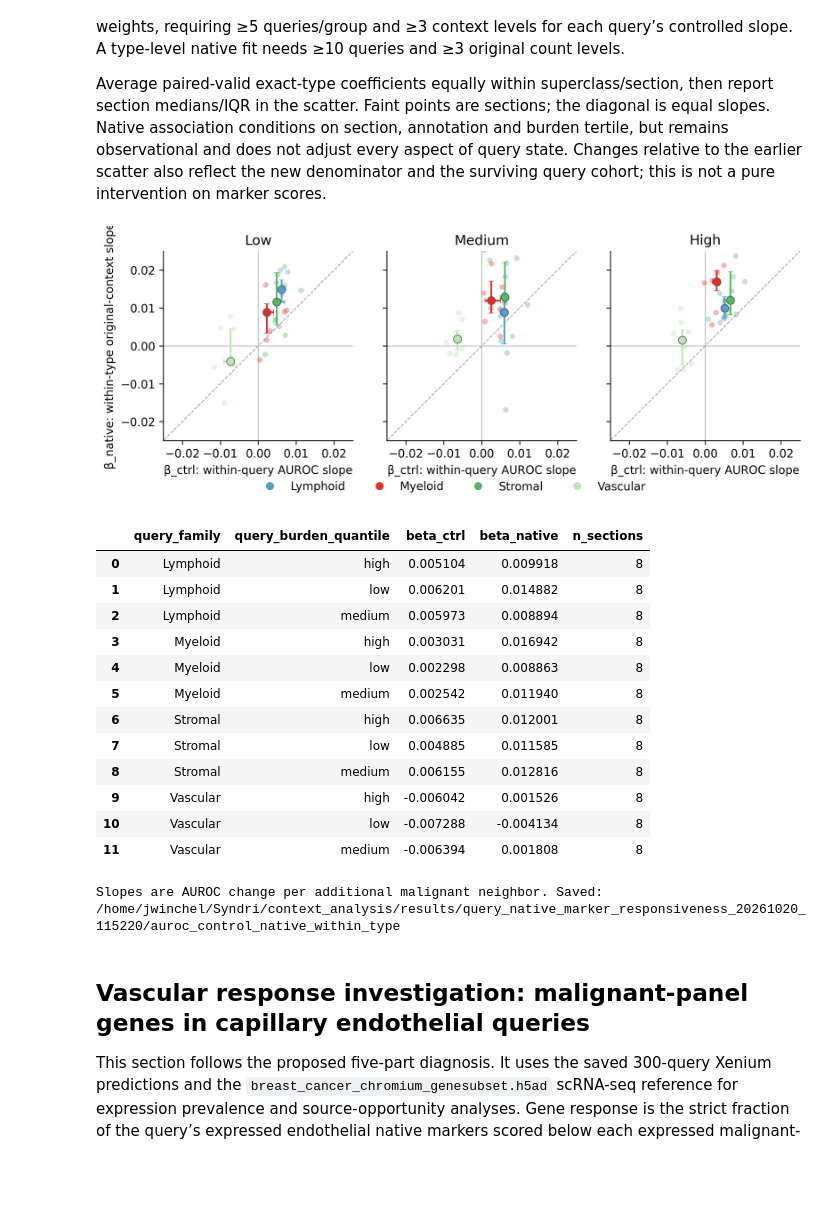
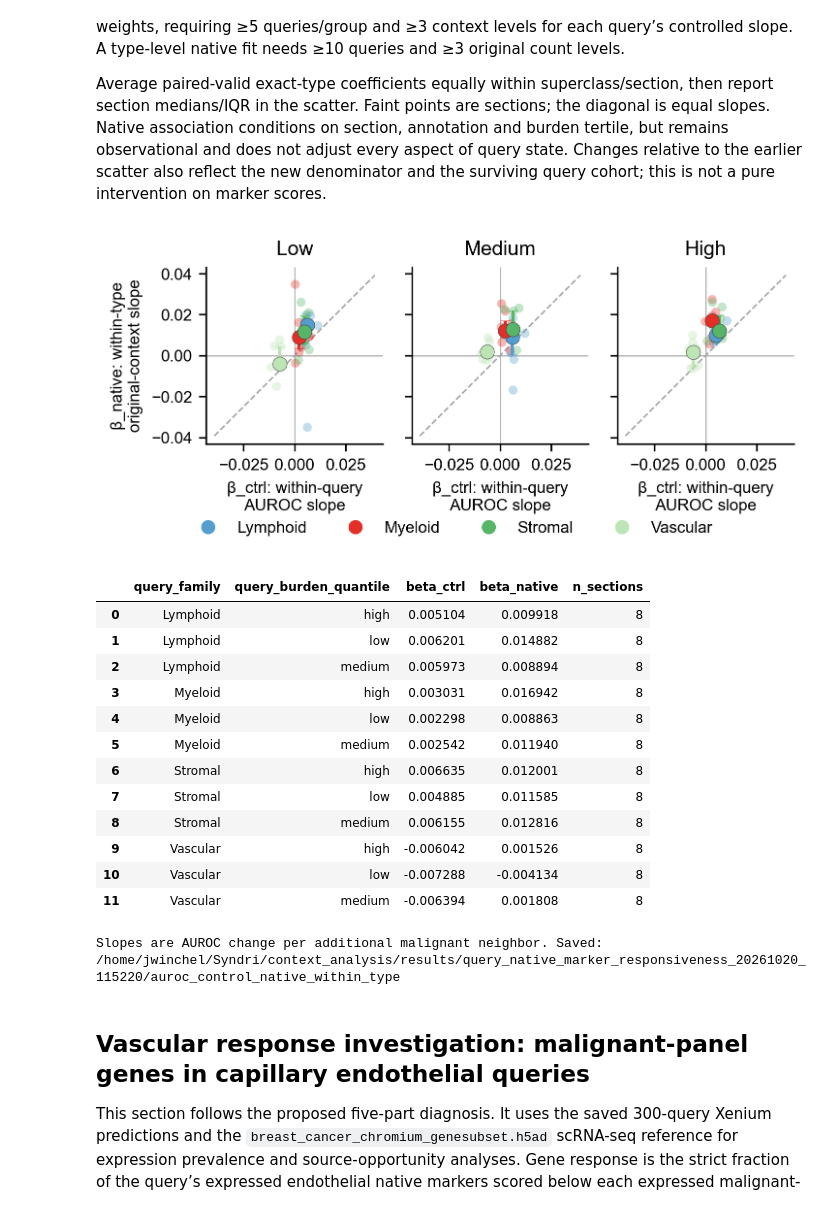
Before and after one commit to gkrieg/Syndri, a Jupyter notebook: context_analysis/ResponsivenessQueryNativeMarkers.ipynb, the cells around one changed output. Cells and saved outputs as stored; diff of their text form; code cells hidden in the pictures; blank space fills up the shorter version.

```diff
--- a/context_analysis/ResponsivenessQueryNativeMarkers.ipynb
+++ b/context_analysis/ResponsivenessQueryNativeMarkers.ipynb
@@ -362,7 +373,7 @@ assert combined_section_curves.n_original_context_strata.between(1, 3).all()
 combined_stratum_curves.to_csv(combined_auroc_out / "combined_family_auroc_stratum_support.csv", index=False)
 combined_section_curves.to_csv(combined_auroc_out / "combined_family_auroc_section_curves.csv", index=False)
 combined_auroc_curves.to_csv(combined_auroc_out / "combined_family_auroc_curves.csv", index=False)
-fig, axes = plt.subplots(1, 3, figsize=(9, 3.5), sharex=True, sharey=True, dpi=180)
+fig, axes = plt.subplots(1, 3, figsize=(5, 2), sharex=True, sharey=True, dpi=180)
 for ax, burden in zip(axes, ["low", "medium", "high"]):
     for family in COMBINED_AUROC_FAMILY_ORDER:
         current = combined_auroc_curves.loc[
@@ -376,17 +387,20 @@ for ax, burden in zip(axes, ["low", "medium", "high"]):
                 lw=1.7, color=COMBINED_AUROC_COLORS[family], label=family)
     ax.axhline(0, color=".65", lw=.7, zorder=0)
     ax.axvline(0, color=".65", lw=.7, ls=":", zorder=0)
-    ax.set_title(f"{burden.capitalize()}")
-    ax.set_xlabel("Δ malignant neighbors\ngiven as context")
+    ax.set_title(f"{burden.capitalize()}",fontsize=10)
+    ax.tick_params(axis='both',labelsize=8)
+    ax.set_xlabel("Δ malignant neighbors\ngiven as context",fontsize=8)
     ax.xaxis.set_major_locator(MaxNLocator(integer=True, nbins=6))
     ax.spines[["top", "right"]].set_visible(False)
-axes[0].set_ylabel("Δ malignant marker\nremoval priority")
-fig.suptitle("Query malignant-marker burden")
-fig.legend(*axes[0].get_legend_handles_labels(), loc="lower center", ncol=4,
-           frameon=False, bbox_to_anchor=(.5, .005))
-fig.tight_layout(rect=[0, .10, 1, 1])
+axes[0].set_ylabel("Δ malignant marker\nremoval priority",fontsize=8)
+# fig.suptitle("Query malignant-marker burden",fontsize=12)
+fig.legend(*axes[0].get_legend_handles_labels(), loc="lower center", ncol=1,
+           frameon=False, bbox_to_anchor=(1.1, .25),title='Cell Type Family',fontsize=8,title_fontsize=8)
+fig.tight_layout(rect=[0, 0, 1, 1])
 for suffix in ["png", "pdf"]:
     fig.savefig(combined_auroc_out / f"combined_superclass_burden_delta_auroc.{suffix}", bbox_inches="tight")
+    fig.savefig(FIGURE_DIR / 'SuppFigContext_burden.svg')
+
 plt.show()
 print("Saved equal-stratum superclass curves and contributing-strata tables:", combined_auroc_out)
 # %% [output]
@@ -617,7 +636,7 @@ control_native_xy = control_native_valid[["beta_ctrl", "beta_native"]].to_numpy(
 if not control_native_xy.size:
     raise ValueError("No paired controlled/native slopes with adequate support")
 control_native_lim = max(np.abs(control_native_xy).max() * 1.12, .005)
-fig, axes = plt.subplots(1, 3, figsize=(9, 3), sharex=True, dpi=300,sharey=True)
+fig, axes = plt.subplots(1, 3, figsize=(5, 2), sharex=True, dpi=300,sharey=True)
 for ax, burden in zip(axes, ["low", "medium", "high"]):
     ax.axhline(0, color=".7", lw=.7, zorder=0)
     ax.axvline(0, color=".7", lw=.7, zorder=0)
@@ -627,7 +646,7 @@ for ax, burden in zip(axes, ["low", "medium", "high"]):
         color = control_native_colors[family]
         points = control_native_valid.loc[control_native_valid.query_family.eq(family)
             & control_native_valid.query_burden_quantile.eq(burden)]
-        ax.scatter(points.beta_ctrl, points.beta_native, color=color, s=23, alpha=.35,
+        ax.scatter(points.beta_ctrl, points.beta_native, color=color, s=20, alpha=.35,
                    edgecolor="none", zorder=2)
         rows = control_native_summary.loc[control_native_summary.query_family.eq(family)
             & control_native_summary.query_burden_quantile.eq(burden)
@@ -639,29 +658,31 @@ for ax, burden in zip(axes, ["low", "medium", "high"]):
-                fmt="o", ms=7, color=color, markeredgecolor=".25", markeredgewidth=.5,
+                fmt="o", ms=7, color=color, markeredgecolor=".25", markeredgewidth=.25,
                 elinewidth=1.5, capsize=2.5, zorder=3)
-    ax.set_title(f"{burden.capitalize()}")
-    ax.set_xlabel("β_ctrl: within-query AUROC slope")
+    ax.set_title(f"{burden.capitalize()}",fontsize=10)
+    ax.set_xlabel("β_ctrl: within-query\nAUROC slope",fontsize=8)
     # ax.set_xlim(-control_native_lim, control_native_lim)
     # ax.set_ylim(-control_native_lim, control_native_lim)
-    ax.set_xlim(-0.025,0.025)
-    ax.set_ylim(-0.025,0.025)
+    # ax.set_xlim(-0.025,0.025)
+    # ax.set_ylim(-0.025,0.025)
+    ax.tick_params(axis='both',labelsize=8)
     # ax.set_yscale('symlog')
     # ax.set_xscale('symlog')
     ax.set_aspect("equal", adjustable="box")
     ax.spines[["top", "right"]].set_visible(False)
     # ax.ticklabel_format(style="sci", axis="both", scilimits=(-2, 2))
-axes[0].set_ylabel("β_native: within-type original-context slope")
+axes[0].set_ylabel("β_native: within-type\noriginal-context slope",fontsize=8)
 fig.tight_layout()
 handles = [Line2D([0], [0], marker="o", linestyle="", color=control_native_colors[f], label=f) for f in CONTROL_NATIVE_FAMILY_ORDER]
-fig.legend(handles=handles, loc="lower center", ncol=4, frameon=False, bbox_to_anchor=(.5, -.1))
+fig.legend(handles=handles, loc="lower center", ncol=4, frameon=False, bbox_to_anchor=(.5, -.1),fontsize=8)
 # fig.tight_layout(rect=[0, .12, 1, 1])
 
 for suffix in ["png", "pdf"]:
     fig.savefig(control_native_out / f"beta_controlled_vs_native.{suffix}", bbox_inches="tight")
+    fig.savefig(FIGURE_DIR / 'SuppFigContext_betacomparison.svg')
 plt.show()
 display(control_native_summary[["query_family", "query_burden_quantile", "beta_ctrl", "beta_native", "n_sections"]])
 print("Slopes are AUROC change per additional malignant neighbor. Saved:", control_native_out)
 # %% [output]
-[figure, old version]
+[figure, new version]
 |  | query_family | query_burden_quantile | beta_ctrl | beta_native | n_sections |
 | 0 | Lymphoid | high | 0.005104 | 0.009918 | 8 |
 | 1 | Lymphoid | low | 0.006201 | 0.014882 | 8 |
```
Also changed, not shown: parts of 11 cells of this notebook, 40 other files.
